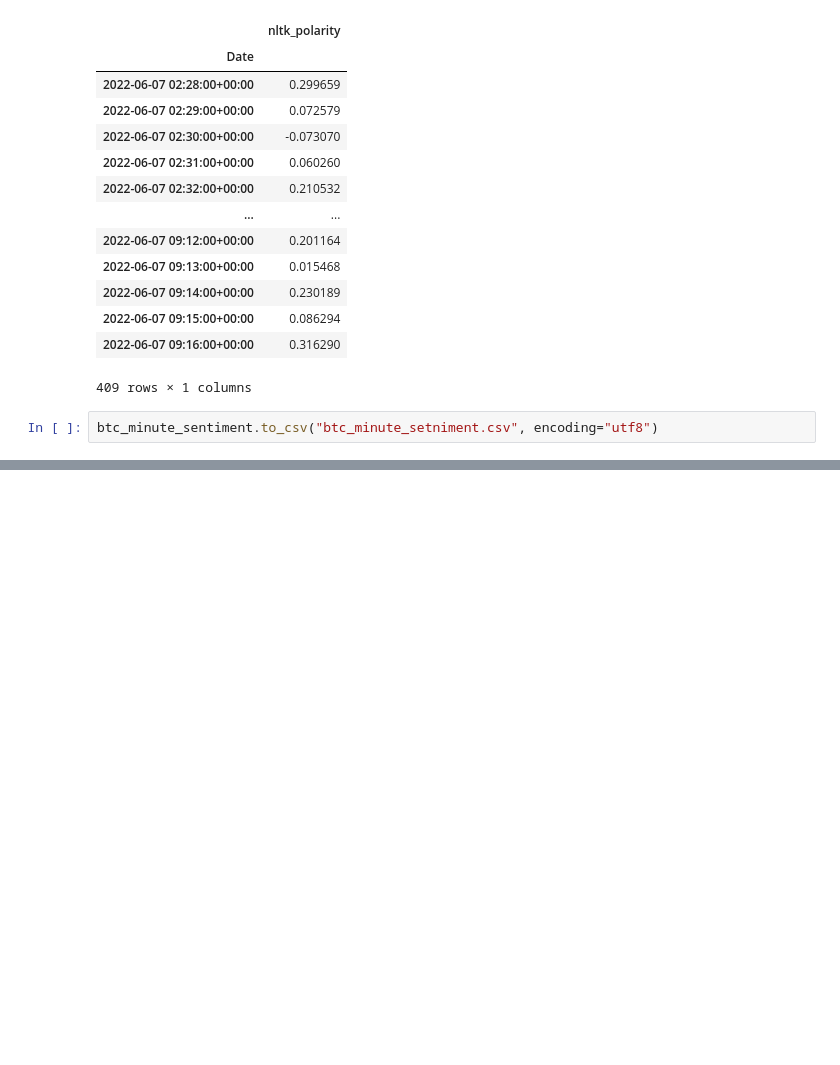
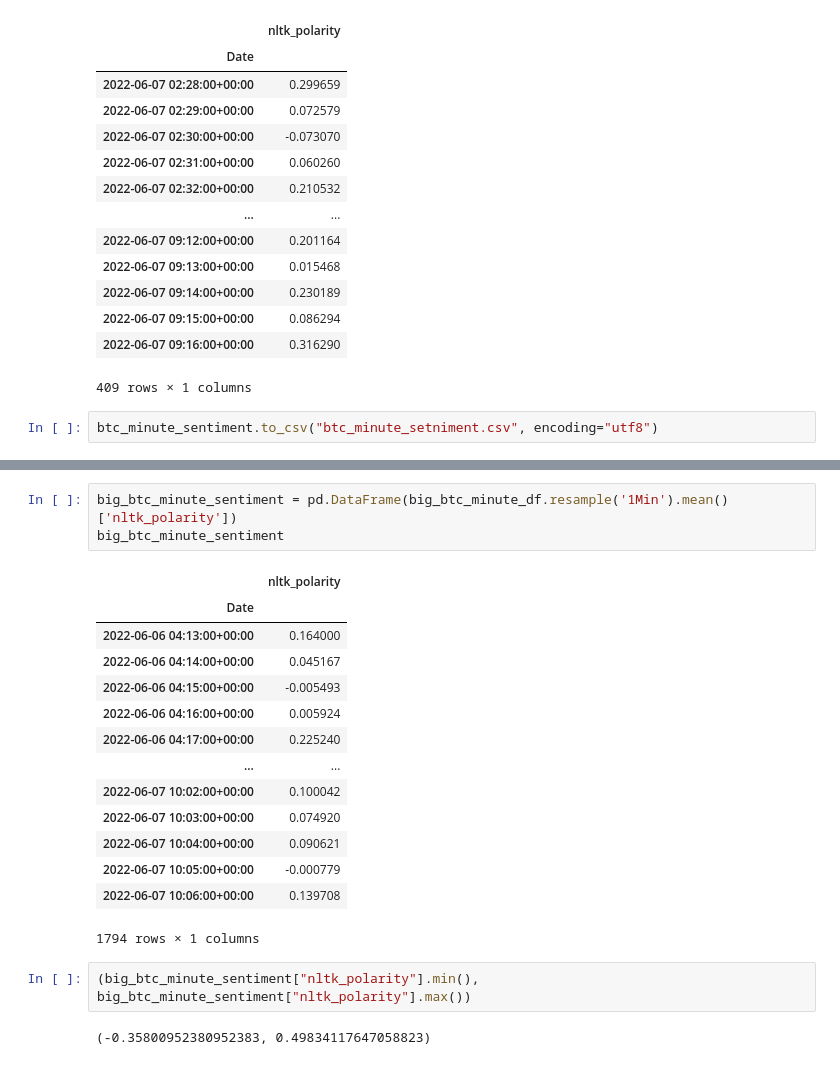
Before and after one commit to SamRoberts995/Project2_ML, a Jupyter notebook: trading_algo_variations/test.ipynb, the cells around one changed output, grey strips where cells are left out. Drawn from its saved outputs; the diff is of its cells as text; blank space fills up the shorter version.

```diff
--- a/trading_algo_variations/test.ipynb
+++ b/trading_algo_variations/test.ipynb
@@ -320,0 +373,22 @@ btc_minute_sentiment.to_csv("btc_minute_setniment.csv", encoding="utf8")
+# %%
+big_btc_minute_sentiment = pd.DataFrame(big_btc_minute_df.resample('1Min').mean()['nltk_polarity'])
+big_btc_minute_sentiment
+# %% [output]
+|  | nltk_polarity |
+| Date |  |
+| 2022-06-06 04:13:00+00:00 | 0.164000 |
+| 2022-06-06 04:14:00+00:00 | 0.045167 |
+| 2022-06-06 04:15:00+00:00 | -0.005493 |
+| 2022-06-06 04:16:00+00:00 | 0.005924 |
+| 2022-06-06 04:17:00+00:00 | 0.225240 |
+| ... | ... |
+| 2022-06-07 10:02:00+00:00 | 0.100042 |
+| 2022-06-07 10:03:00+00:00 | 0.074920 |
+| 2022-06-07 10:04:00+00:00 | 0.090621 |
+| 2022-06-07 10:05:00+00:00 | -0.000779 |
+| 2022-06-07 10:06:00+00:00 | 0.139708 |
+1794 rows × 1 columns
+# %%
+(big_btc_minute_sentiment["nltk_polarity"].min(), big_btc_minute_sentiment["nltk_polarity"].max())
+# %% [output]
+(-0.35800952380952383, 0.49834117647058823)
```
Also changed, not shown: parts of 5 cells of this notebook, 1 other file.
